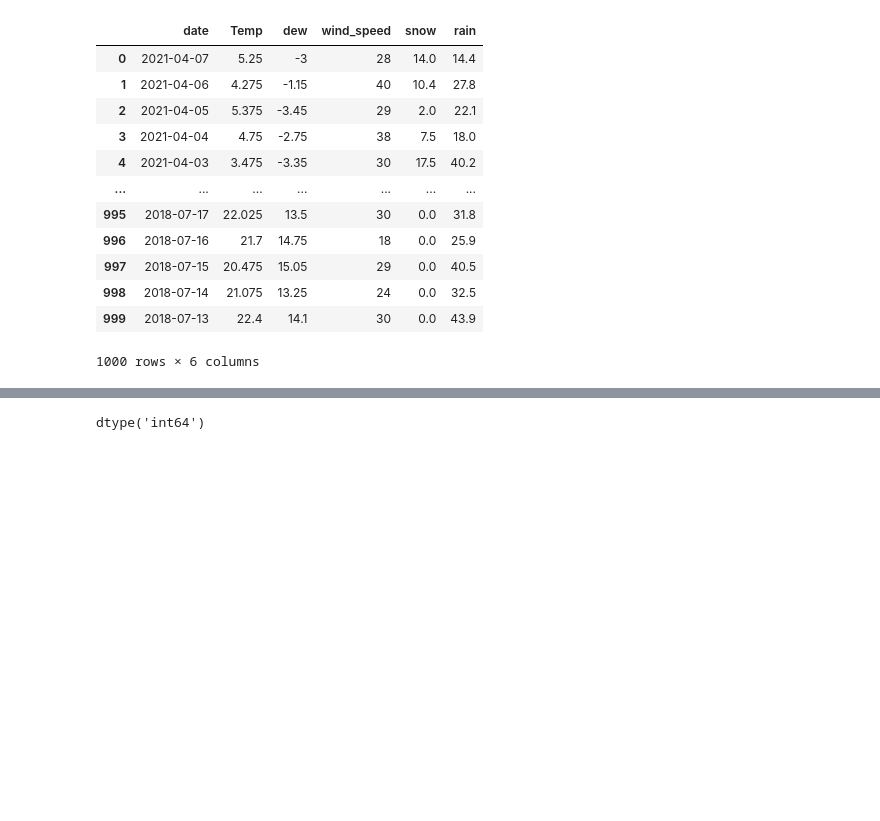
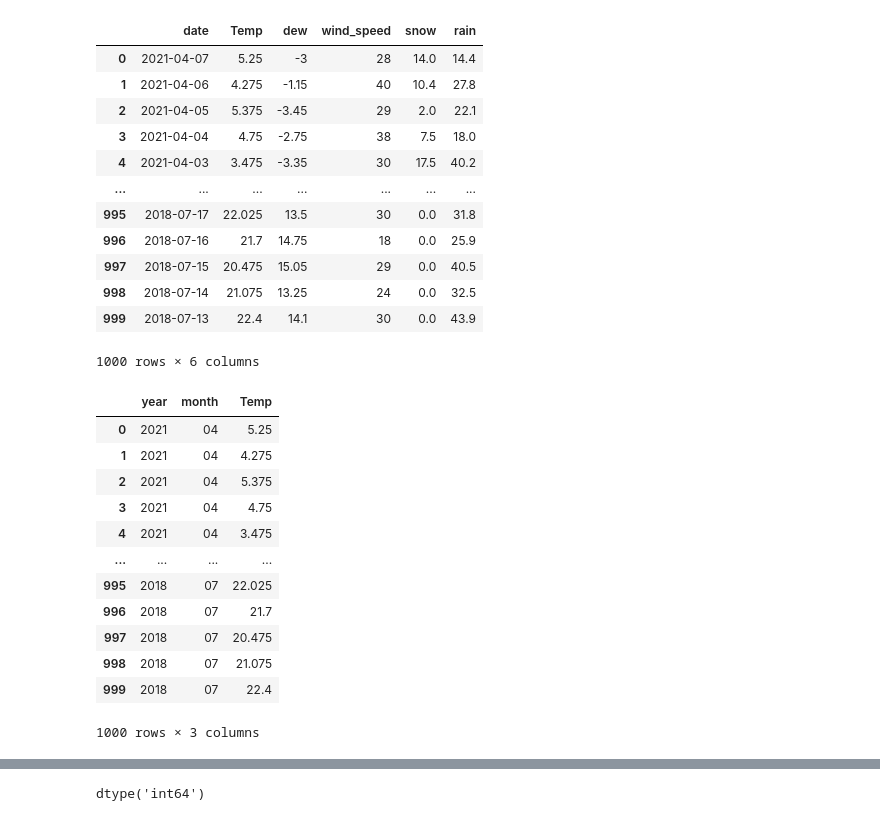
Before and after one commit to anujpatel96/WeatherForecasting, a Jupyter notebook: TorontoWeatherForecasting_.ipynb, the cells around one changed output, grey strips where cells are left out. Cells and saved outputs as stored; diff of their text form; code cells hidden in the pictures; blank space fills up the shorter version.

```diff
--- a/TorontoWeatherForecasting_.ipynb
+++ b/TorontoWeatherForecasting_.ipynb
@@ -137,0 +144,20 @@ data
+# %%
+df = pd.DataFrame()
+df['year'] = data['date'].apply(lambda x: get_year(str(x)))
+df['month'] = data['date'].apply(lambda x: get_month(str(x)))
+df['Temp'] = data['Temp']
+df
+# %% [output]
+|  | year | month | Temp |
+| 0 | 2021 | 04 | 5.25 |
+| 1 | 2021 | 04 | 4.275 |
+| 2 | 2021 | 04 | 5.375 |
+| 3 | 2021 | 04 | 4.75 |
+| 4 | 2021 | 04 | 3.475 |
+| ... | ... | ... | ... |
+| 995 | 2018 | 07 | 22.025 |
+| 996 | 2018 | 07 | 21.7 |
+| 997 | 2018 | 07 | 20.475 |
+| 998 | 2018 | 07 | 21.075 |
+| 999 | 2018 | 07 | 22.4 |
+1000 rows × 3 columns
```
Also changed, not shown: parts of 6 cells of this notebook.
